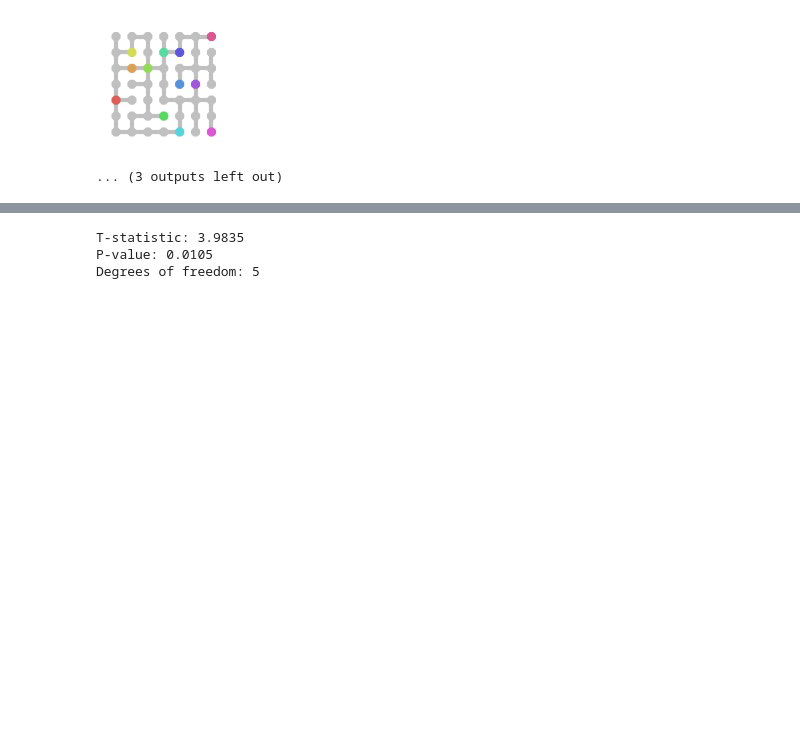
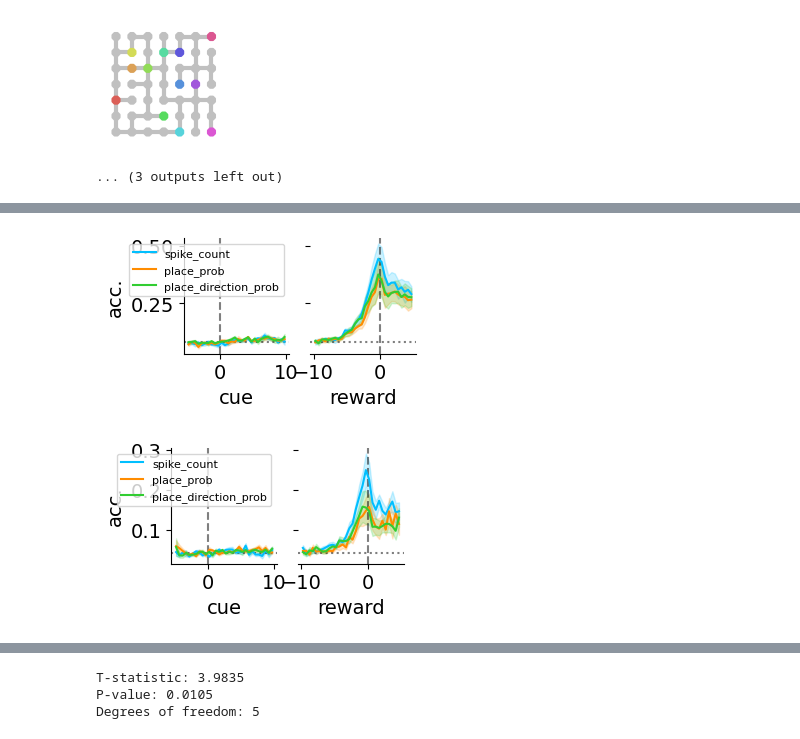
Before and after one commit to peterdoohan/GridMaze-mFC, a Jupyter notebook: Notebooks/goal_coding.ipynb, the cells around one changed output, grey strips where cells are left out. Cells and saved outputs as stored; diff of their text form; code cells hidden in the pictures; blank space fills up the shorter version.

```diff
--- a/Notebooks/goal_coding.ipynb
+++ b/Notebooks/goal_coding.ipynb
@@ -112,0 +169,31 @@ ddg.plot_cross_subject_rate_of_change_of_distance_to_goal(ax=ax2, window_length=
+# %%
+f1, axes = plt.subplots(1, 2, figsize=(3, 1.5), sharey=True)
+pdc.plot_event_aligned_control_decoding(
+    spatial_control_df,
+    maze_names=["maze_1", "maze_2"],
+    goal_subsets=["subset_1", "subset_2"],
+    chance=1 / 12,
+    cue_window=(-5, 10),
+    reward_window=(-10, 5),
+    plot_feature_sets=["spike_count", "place_prob", "place_direction_prob"],
+    colors=("deepskyblue", "darkorange", "limegreen"),
+    axes=axes,
+)
+
+f2, axes = plt.subplots(1, 2, figsize=(3, 1.5), sharey=True)
+pdc.plot_event_aligned_control_decoding(
+    spatial_control_df,
+    maze_names=["maze_1", "maze_2"],
+    goal_subsets=["all"],
+    chance=1 / 24,
+    cue_window=(-5, 10),
+    reward_window=(-10, 5),
+    plot_feature_sets=["spike_count", "place_prob", "place_direction_prob"],
+    colors=("deepskyblue", "darkorange", "limegreen"),
+    axes=axes,
+)
+
+# add stats on residuals
+# %% [output]
+[figure, added]
+[figure, added]
```
Also changed, not shown: parts of 27 cells of this notebook, 3 other files.
